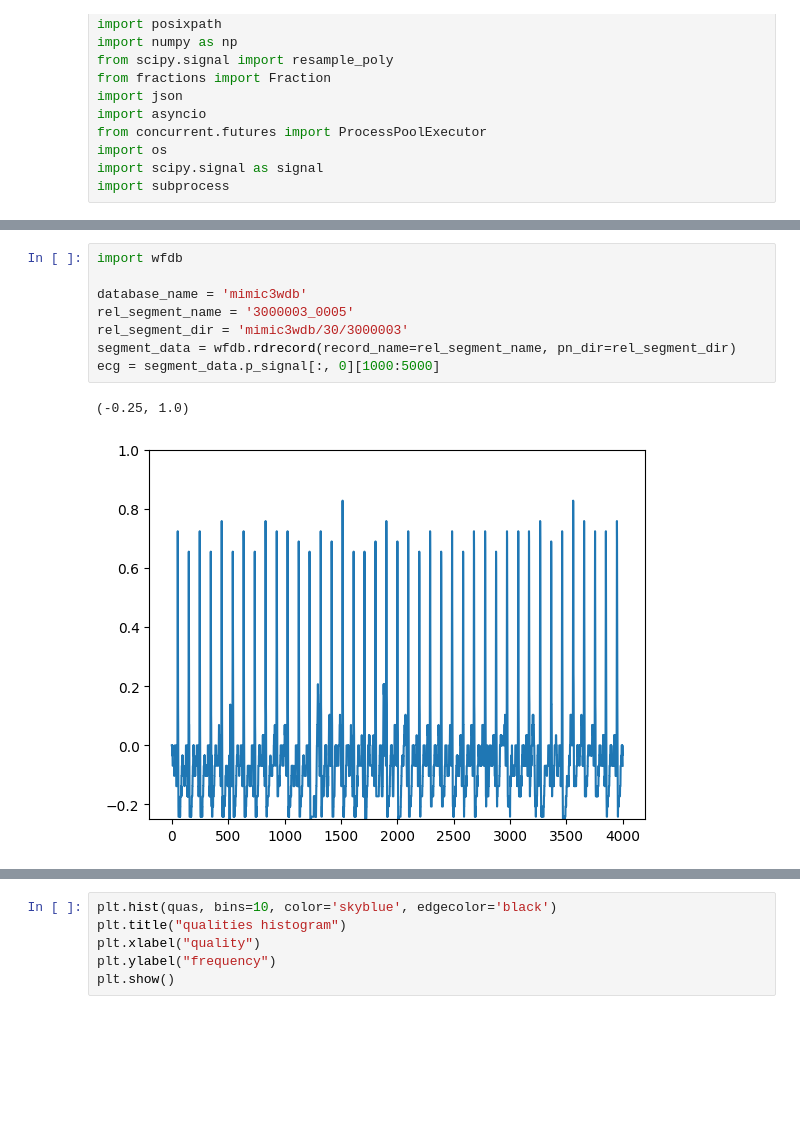
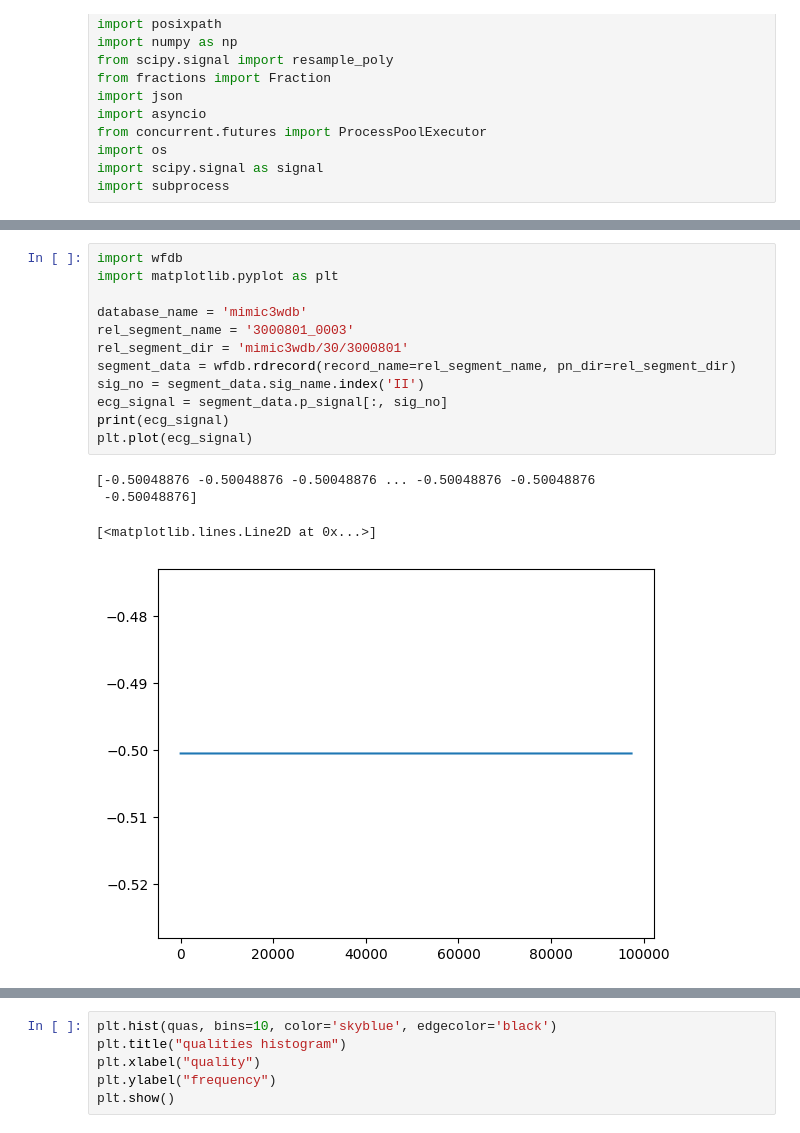
Before and after one commit to ZonghengGuo/foundation_model_ecg, a Jupyter notebook: dataset/quality_plot.ipynb, the cells around one changed output, grey strips where cells are left out. Drawn from its saved outputs; the diff is of its cells as text; blank space fills up the shorter version.

```diff
--- a/dataset/quality_plot.ipynb
+++ b/dataset/quality_plot.ipynb
@@ -19,11 +40,17 @@ segments = np.load(r"D:\code_zongheng\foundation_model\saved_data\ecg_segments\3
 # %%
 import wfdb
+import matplotlib.pyplot as plt
 
 database_name = 'mimic3wdb'
-rel_segment_name = '3000003_0005'
-rel_segment_dir = 'mimic3wdb/30/3000003'
+rel_segment_name = '3000801_0003'
+rel_segment_dir = 'mimic3wdb/30/3000801'
 segment_data = wfdb.rdrecord(record_name=rel_segment_name, pn_dir=rel_segment_dir)
-ecg = segment_data.p_signal[:, 0][1000:5000]
+sig_no = segment_data.sig_name.index('II')
+ecg_signal = segment_data.p_signal[:, sig_no]
+print(ecg_signal)
+plt.plot(ecg_signal)
 # %% [output]
-(-0.25, 1.0)
+[-0.50048876 -0.50048876 -0.50048876 ... -0.50048876 -0.50048876
+ -0.50048876]
+[<matplotlib.lines.Line2D at 0x...>]
-[figure, old version]
+[figure, new version]
```
Also changed, not shown: parts of 2 cells of this notebook, 25 other files.
